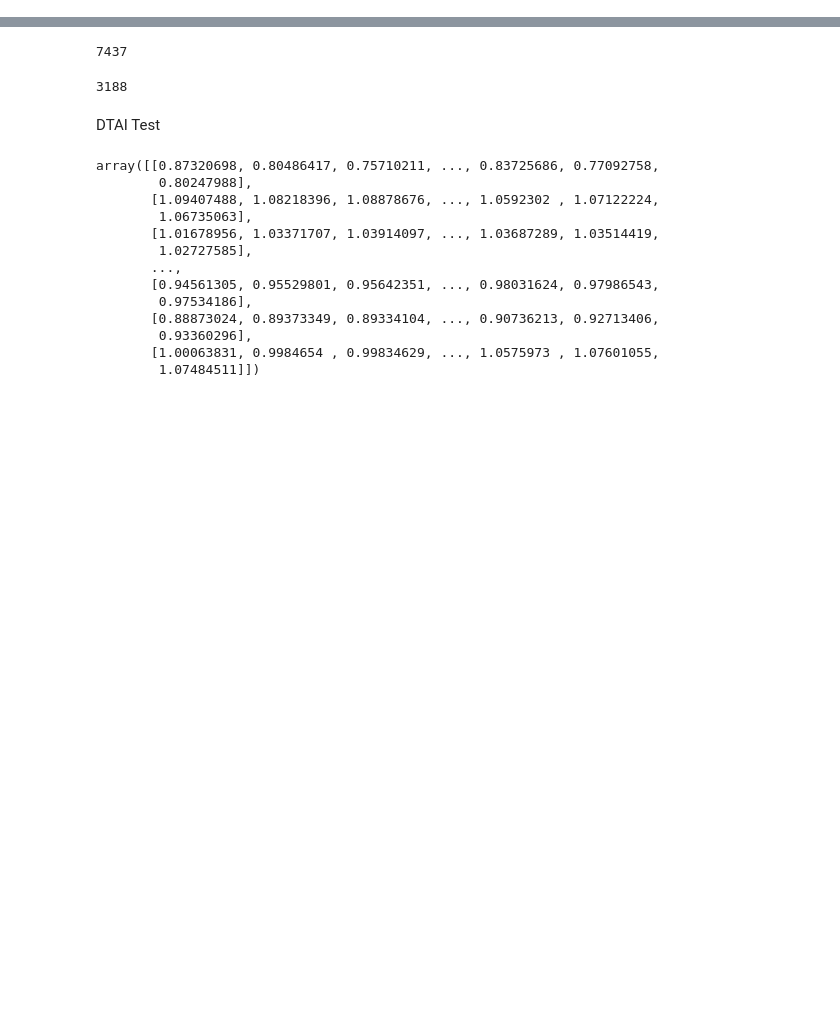
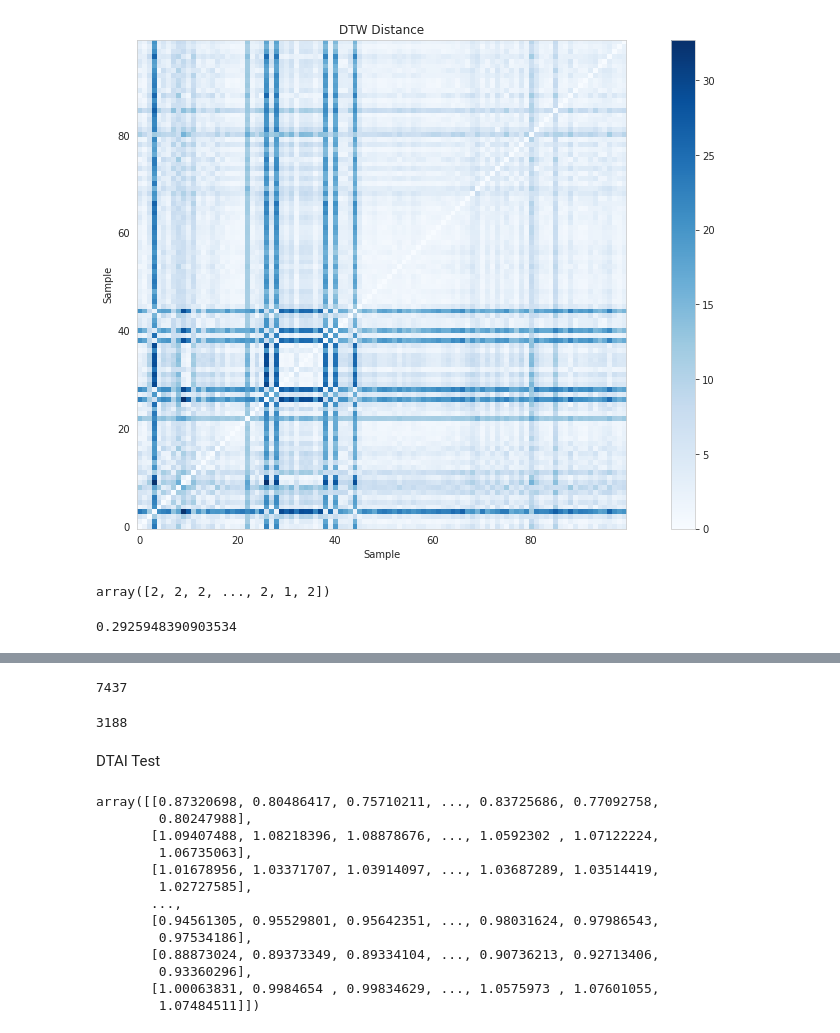
Before and after one commit to PravNJ/PCT-stars-GALAH, a Jupyter notebook: dtw-autoencoder-run.ipynb, the cells around one changed output, grey strips where cells are left out. Drawn from its saved outputs; the diff is of its cells as text; code cells hidden in the pictures; blank space fills up the shorter version.

```diff
--- a/dtw-autoencoder-run.ipynb
+++ b/dtw-autoencoder-run.ipynb
@@ -25,0 +92,10 @@ original_masked = pd.read_csv("/home/pravn/Documents/original_masked_ew_sobject_
+# %%
+distance_cost_plot(distance_matrix_square_form[0:100:,0:100])
+# %% [output]
+[figure, added]
+# %%
+agglom = AgglomerativeClustering(n_clusters = 10, linkage = 'complete', affinity='precomputed')
+agglom.fit(distance_matrix_square_form)
+agglom.labels_
+# %% [output]
+array([2, 2, 2, ..., 2, 1, 2])
@@ -25,0 +104,5 @@ original_masked = pd.read_csv("/home/pravn/Documents/original_masked_ew_sobject_
+# %%
+score = silhouette_score(good_ids_masked_01_data_only_np, agglom.labels_)
+print(score)
+# %% [output]
+0.2925948390903534
```
Also changed, not shown: parts of 65 cells of this notebook, 6 other files.
